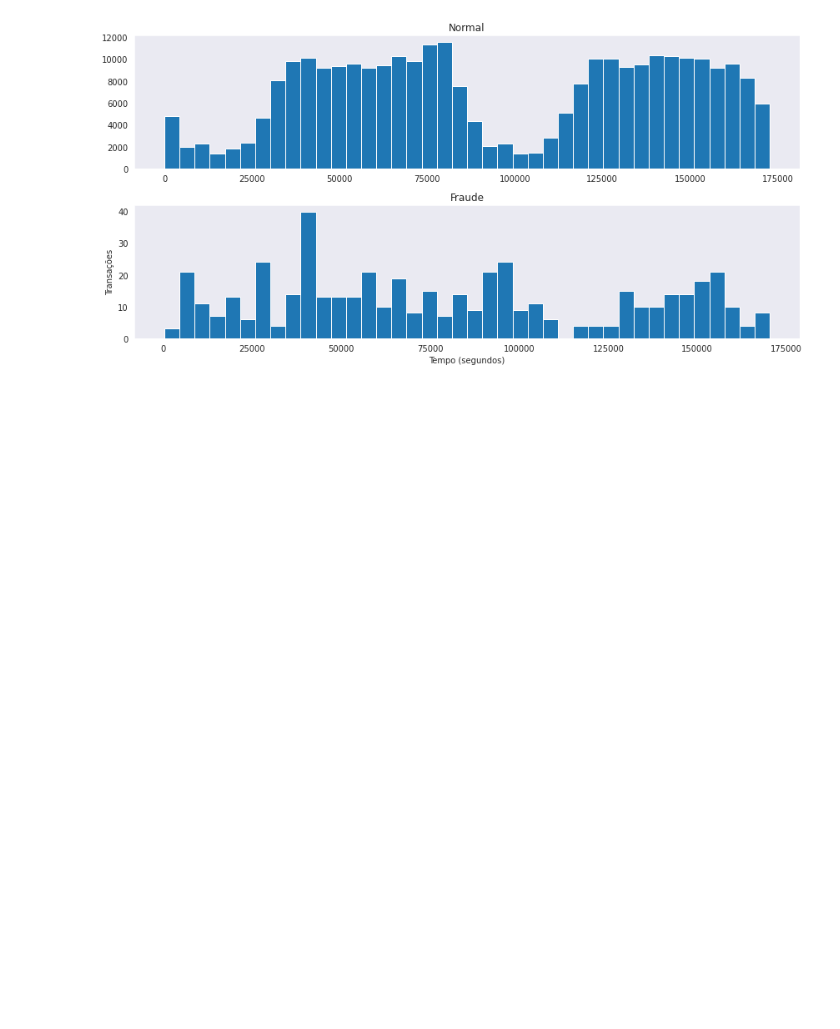
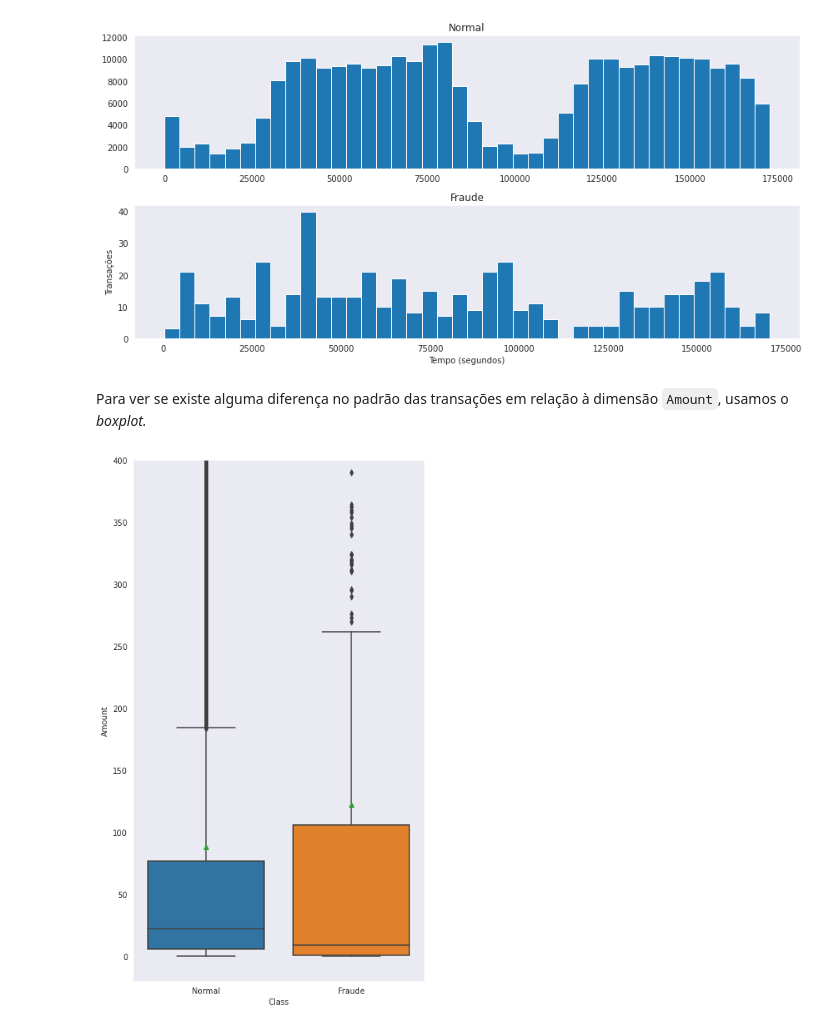
Before and after one commit to leonarddocchagas/data_science, a Jupyter notebook: Fraudes_em_Cartões_de_Crédito.ipynb, the cells around one changed output. Cells and saved outputs as stored; diff of their text form; code cells hidden in the pictures; blank space fills up the shorter version.

```diff
--- a/Fraudes_em_Cartões_de_Crédito.ipynb
+++ b/Fraudes_em_Cartões_de_Crédito.ipynb
@@ -134,3 +137,15 @@ plt.ylabel('Transações')
 plt.tight_layout()
 # %% [output]
 [figure]
+# %% [markdown]
+Para ver se existe alguma diferença no padrão das transações em relação à dimensão `Amount`, usamos o <i>boxplot<i>.
+# %%
+fig, ax = plt.subplots(figsize=(6,10), sharex=True)
+
+sns.boxplot(df.Class, df.Amount, showmeans=True, ax=ax)
+plt.ylim((-20, 400))
+plt.xticks([0, 1], ['Normal', 'Fraude'])
+
+plt.tight_layout()
+# %% [output]
+[figure, added]
```
Also changed, not shown: parts of 3 cells of this notebook.
